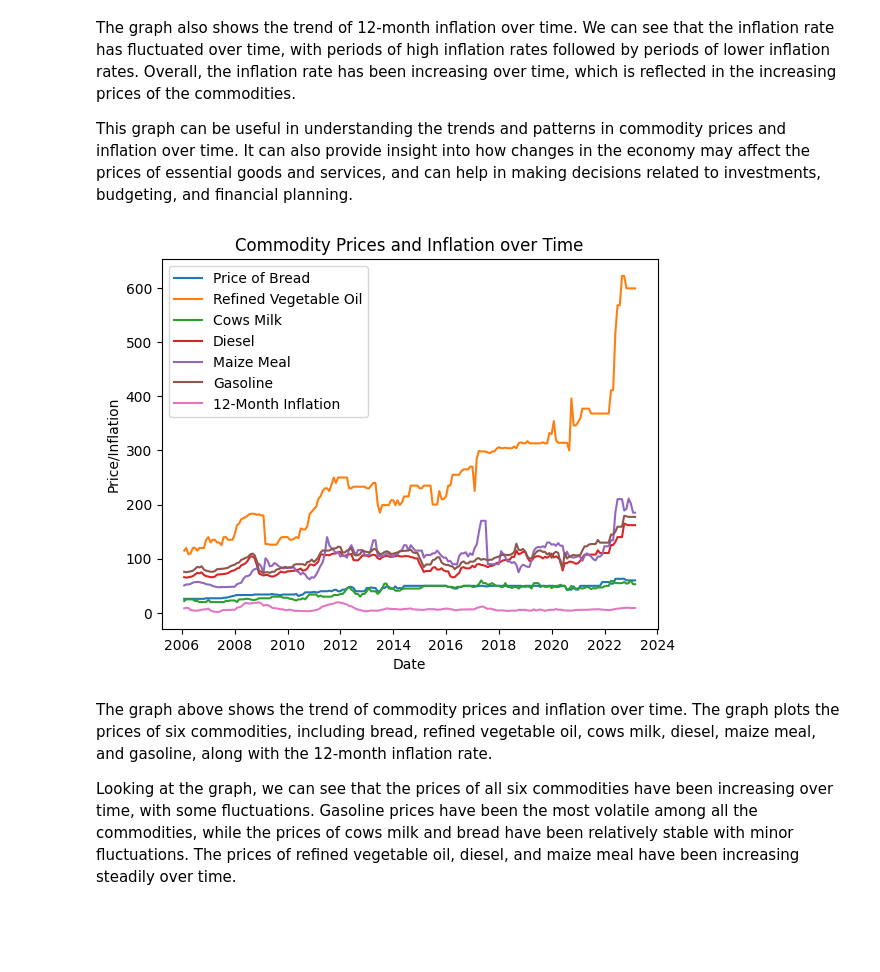
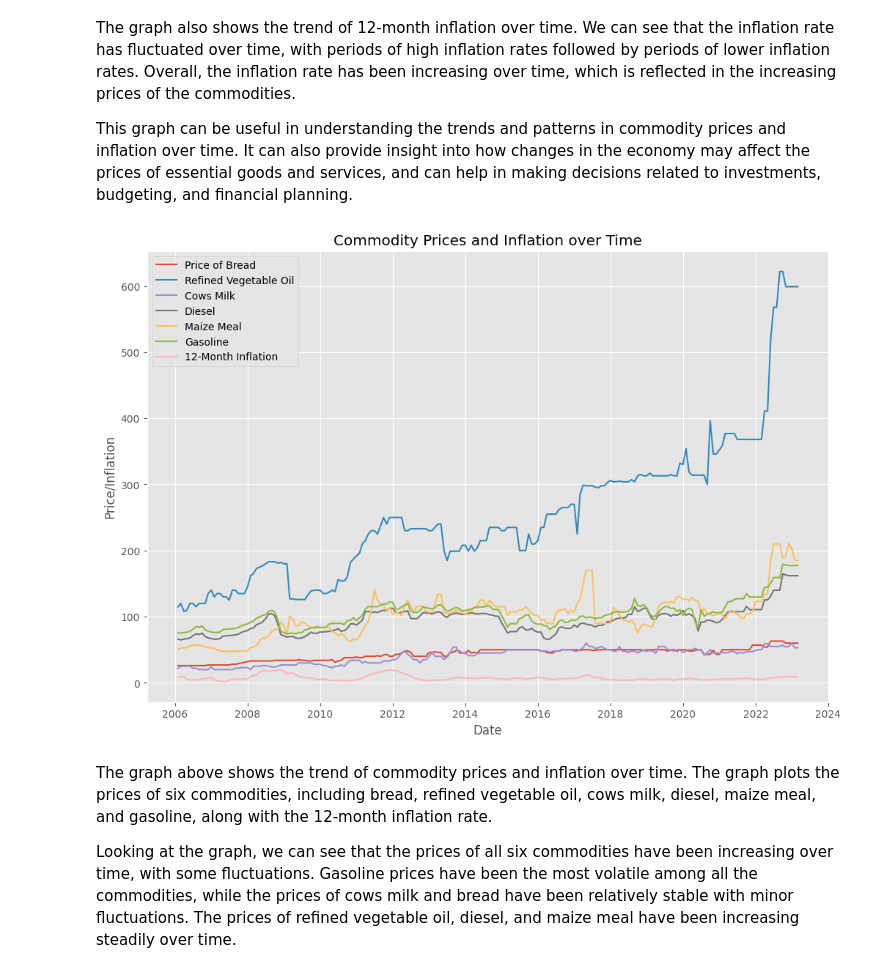
Before and after one commit to BrianKip035/Time_Series_Capstone_Project, a Jupyter notebook: Phase 5 time series project (4) (2) (5).ipynb, the cells around one changed output. Drawn from its saved outputs; the diff is of its cells as text; code cells hidden in the pictures; blank space fills up the shorter version.

```diff
--- a/Phase 5 time series project (4) (2) (5).ipynb
+++ b/Phase 5 time series project (4) (2) (5).ipynb
@@ -589,6 +589,7 @@ time_series_data = time_series_data.drop(['Annual Average Inflation', 'Mean', 'S
 # %% [markdown]
 ### Price of bread over the years
 # %%
+plt.style.use('ggplot')
 time_series_data['price of bread (400g)'].plot(figsize=(12,5), color='red')
 # %% [output]
 <AxesSubplot: xlabel='date'>
@@ -703,22 +703,25 @@ The graph also shows the trend of 12-month inflation over time. We can see that
 This graph can be useful in understanding the trends and patterns in commodity prices and inflation over time. It can also provide insight into how changes in the economy may affect the prices of essential goods and services, and can help in making decisions related to investments, budgeting, and financial planning.
 # %%
 # Assuming your data is in a pandas DataFrame called df with date as the index and columns for each commodity and the economic indicator
-plt.plot(time_series_data.index, time_series_data['price of bread (400g)'], label='Price of Bread')
-plt.plot(time_series_data.index, time_series_data['Refined Vegetable oil (1L)'], label='Refined Vegetable Oil')
-plt.plot(time_series_data.index, time_series_data['Cows Milk(Fresh,Pasteurized) -500ML'], label='Cows Milk')
-plt.plot(time_series_data.index, time_series_data[' Diesel (1L)'], label='Diesel')
-plt.plot(time_series_data.index, time_series_data['Maize meal(2kg)'], label='Maize Meal')
-plt.plot(time_series_data.index, time_series_data['Gasoline (1L)'], label='Gasoline')
-plt.plot(time_series_data.index, time_series_data['12-Month Inflation'], label='12-Month Inflation')
 
-plt.xlabel('Date')
-plt.ylabel('Price/Inflation')
-plt.title('Commodity Prices and Inflation over Time')
-plt.legend()
+fig, ax = plt.subplots(figsize=(12,8))
+
+ax.plot(time_series_data.index, time_series_data['price of bread (400g)'], label='Price of Bread')
+ax.plot(time_series_data.index, time_series_data['Refined Vegetable oil (1L)'], label='Refined Vegetable Oil')
+ax.plot(time_series_data.index, time_series_data['Cows Milk(Fresh,Pasteurized) -500ML'], label='Cows Milk')
+ax.plot(time_series_data.index, time_series_data[' Diesel (1L)'], label='Diesel')
+ax.plot(time_series_data.index, time_series_data['Maize meal(2kg)'], label='Maize Meal')
+ax.plot(time_series_data.index, time_series_data['Gasoline (1L)'], label='Gasoline')
+ax.plot(time_series_data.index, time_series_data['12-Month Inflation'], label='12-Month Inflation')
+
+ax.set_xlabel('Date')
+ax.set_ylabel('Price/Inflation')
+ax.set_title('Commodity Prices and Inflation over Time')
+ax.legend()
 
 plt.show()
 # %% [output]
-[figure, old version]
+[figure, new version]
 # %% [markdown]
 The graph above shows the trend of commodity prices and inflation over time. The graph plots the prices of six commodities, including bread, refined vegetable oil, cows milk, diesel, maize meal, and gasoline, along with the 12-month inflation rate.
 
```
Also changed, not shown: parts of 36 cells of this notebook.
